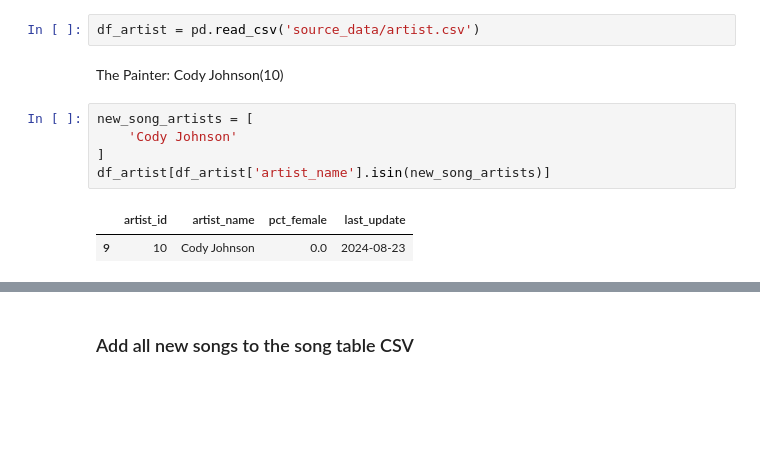
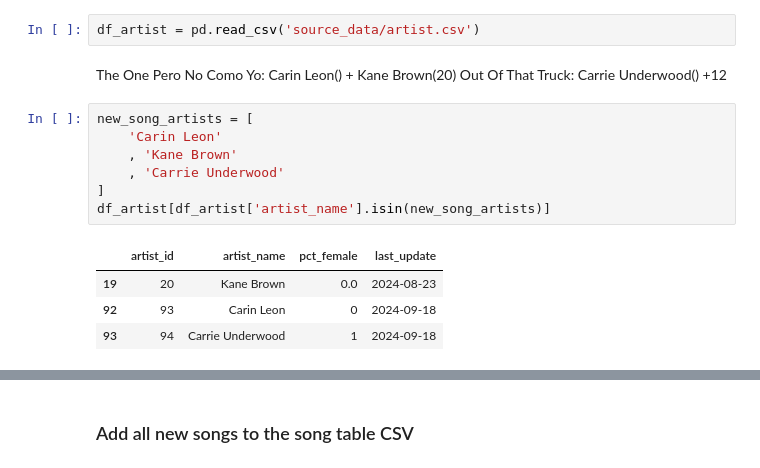
Before and after one commit to jwmanahan/billboard, a Jupyter notebook: add_new_week.ipynb, the cells around one changed output, grey strips where cells are left out. Cells and saved outputs as stored; diff of their text form; blank space fills up the shorter version.

```diff
--- a/add_new_week.ipynb
+++ b/add_new_week.ipynb
@@ -133,15 +133,20 @@ print(list(new_song_to_rank.keys()))
 # %%
 df_artist = pd.read_csv('source_data/artist.csv')
 # %% [markdown]
-The Painter: Cody Johnson(10)
+The One Pero No Como Yo: Carin Leon() + Kane Brown(20)
+Out Of That Truck: Carrie Underwood() +12
 # %%
 new_song_artists = [
-    'Cody Johnson'
+    'Carin Leon'
+    , 'Kane Brown'
+    , 'Carrie Underwood'
 ]
 df_artist[df_artist['artist_name'].isin(new_song_artists)]
 # %% [output]
 |  | artist_id | artist_name | pct_female | last_update |
-| 9 | 10 | Cody Johnson | 0.0 | 2024-08-23 |
+| 19 | 20 | Kane Brown | 0.0 | 2024-08-23 |
+| 92 | 93 | Carin Leon | 0 | 2024-09-18 |
+| 93 | 94 | Carrie Underwood | 1 | 2024-09-18 |
 # %%
 df_artist['artist_id'].max()
 # %% [output]
```
Also changed, not shown: parts of 54 cells of this notebook, 5 other files.
